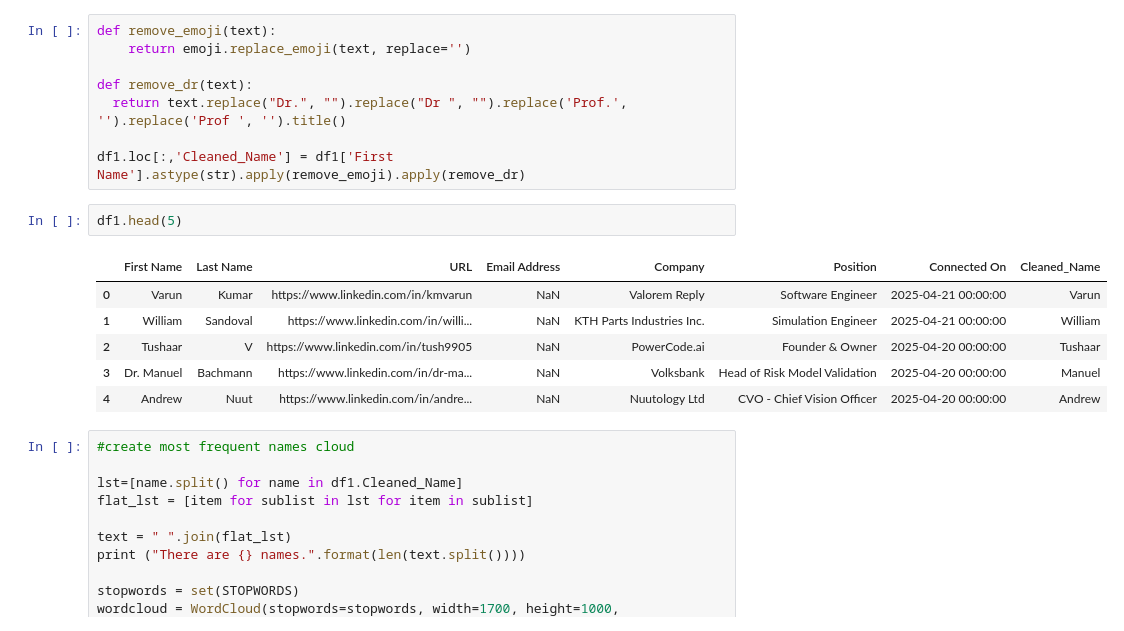
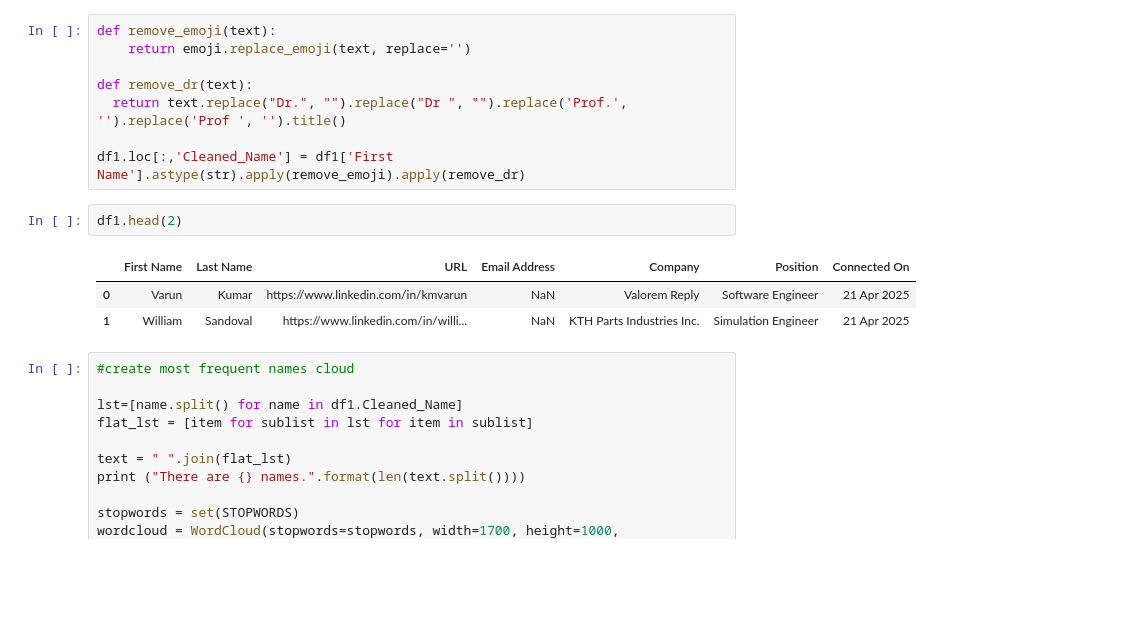
Before and after one commit to 314sirius/linked-in, a Jupyter notebook: Contacts.ipynb, the cells around one changed output. Cells and saved outputs as stored; diff of their text form; blank space fills up the shorter version.

```diff
--- a/Contacts.ipynb
+++ b/Contacts.ipynb
@@ -92,14 +82,11 @@ def remove_dr(text):
 
 df1.loc[:,'Cleaned_Name'] = df1['First Name'].astype(str).apply(remove_emoji).apply(remove_dr)
 # %%
-df1.head(5)
+df1.head(2)
 # %% [output]
-|  | First Name | Last Name | URL | Email Address | Company | Position | Connected On | Cleaned_Name |
-| 0 | Varun | Kumar | https://www.linkedin.com/in/kmvarun | NaN | Valorem Reply | Software Engineer | 2025-04-21 00:00:00 | Varun |
-| 1 | William | Sandoval | https://www.linkedin.com/in/willi... | NaN | KTH Parts Industries Inc. | Simulation Engineer | 2025-04-21 00:00:00 | William |
-| 2 | Tushaar | V | https://www.linkedin.com/in/tush9905 | NaN | PowerCode.ai | Founder & Owner | 2025-04-20 00:00:00 | Tushaar |
-| 3 | Dr. Manuel | Bachmann | https://www.linkedin.com/in/dr-ma... | NaN | Volksbank | Head of Risk Model Validation | 2025-04-20 00:00:00 | Manuel |
-| 4 | Andrew | Nuut | https://www.linkedin.com/in/andre... | NaN | Nuutology Ltd | CVO - Chief Vision Officer | 2025-04-20 00:00:00 | Andrew |
+|  | First Name | Last Name | URL | Email Address | Company | Position | Connected On |
+| 0 | Varun | Kumar | https://www.linkedin.com/in/kmvarun | NaN | Valorem Reply | Software Engineer | 21 Apr 2025 |
+| 1 | William | Sandoval | https://www.linkedin.com/in/willi... | NaN | KTH Parts Industries Inc. | Simulation Engineer | 21 Apr 2025 |
 # %%
 #create most frequent names cloud
 
```
Also changed, not shown: parts of 6 cells of this notebook.
